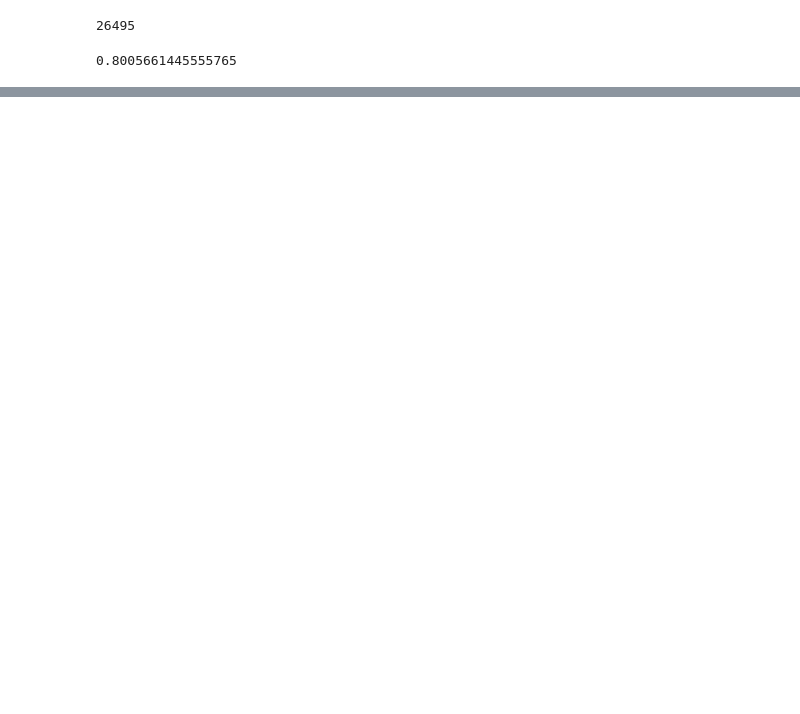
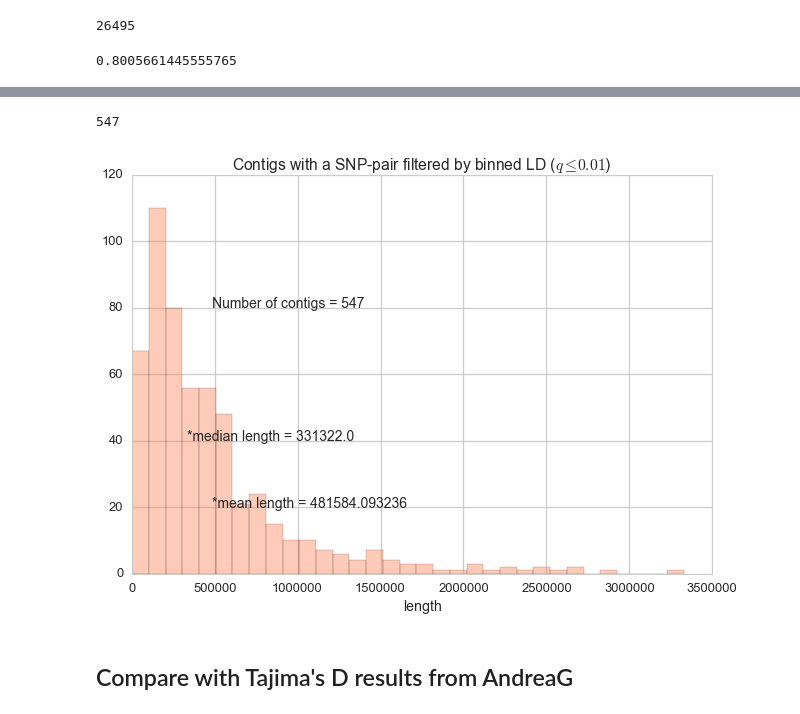
Before and after one commit to xguse/ipy_notebooks, a Jupyter notebook: YALE/ddrad58/2015-03-13_LD_thresholds_via_binning_RESULTS.ipynb, the cells around one changed output, grey strips where cells are left out. Saved outputs shown, nothing was run; the diff lists cells and outputs as text; code cells hidden in the pictures; blank space fills up the shorter version.

```diff
--- a/YALE/ddrad58/2015-03-13_LD_thresholds_via_binning_RESULTS.ipynb
+++ b/YALE/ddrad58/2015-03-13_LD_thresholds_via_binning_RESULTS.ipynb
@@ -87,0 +226,18 @@ sum(ld.R2 >= 0.82)
+# %%
+ld_filt_contigs = ld_contig.query("one_minus_cdf_BH <= 0.01")
+ld_filt_contigs = contig_info[contig_info.scaf_name.isin(ld_filt_contigs.scaf_name.unique())]
+len(ld_filt_contigs)
+# %% [output]
+547
+# %%
+sns.distplot(ld_filt_contigs.length, color="coral", kde=0);
+ld_filt_median_contig_len = ld_filt_contigs.length.median()
+ld_filt_mean_contig_len = ld_filt_contigs.length.mean()
+plt.text(ld_filt_median_contig_len, 40, "*median length = {}".format(ld_filt_median_contig_len), fontsize=14);
+plt.text(ld_filt_mean_contig_len, 20, "*mean length = {}".format(ld_filt_mean_contig_len), fontsize=14);
+plt.text(ld_filt_mean_contig_len ,80, "Number of contigs = {}".format(len(ld_filt_contigs)), fontsize=14);
+plt.title(r"Contigs with a SNP-pair filtered by binned LD ($q \leq 0.01$)");
+# %% [output]
+[figure, added]
+# %% [markdown]
+## Compare with Tajima's D results from AndreaG
```
Also changed, not shown: parts of 44 cells of this notebook, 1 other file.
